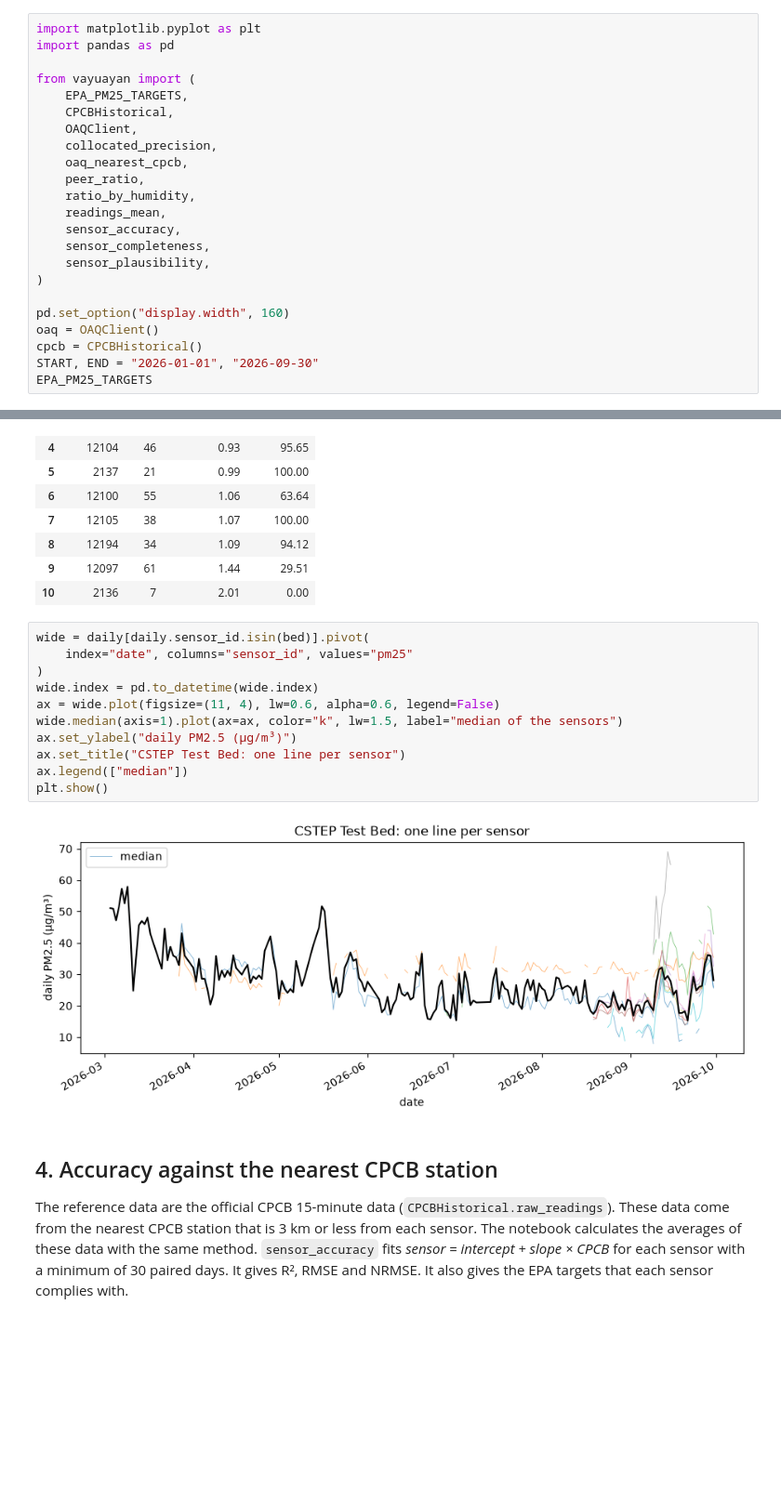
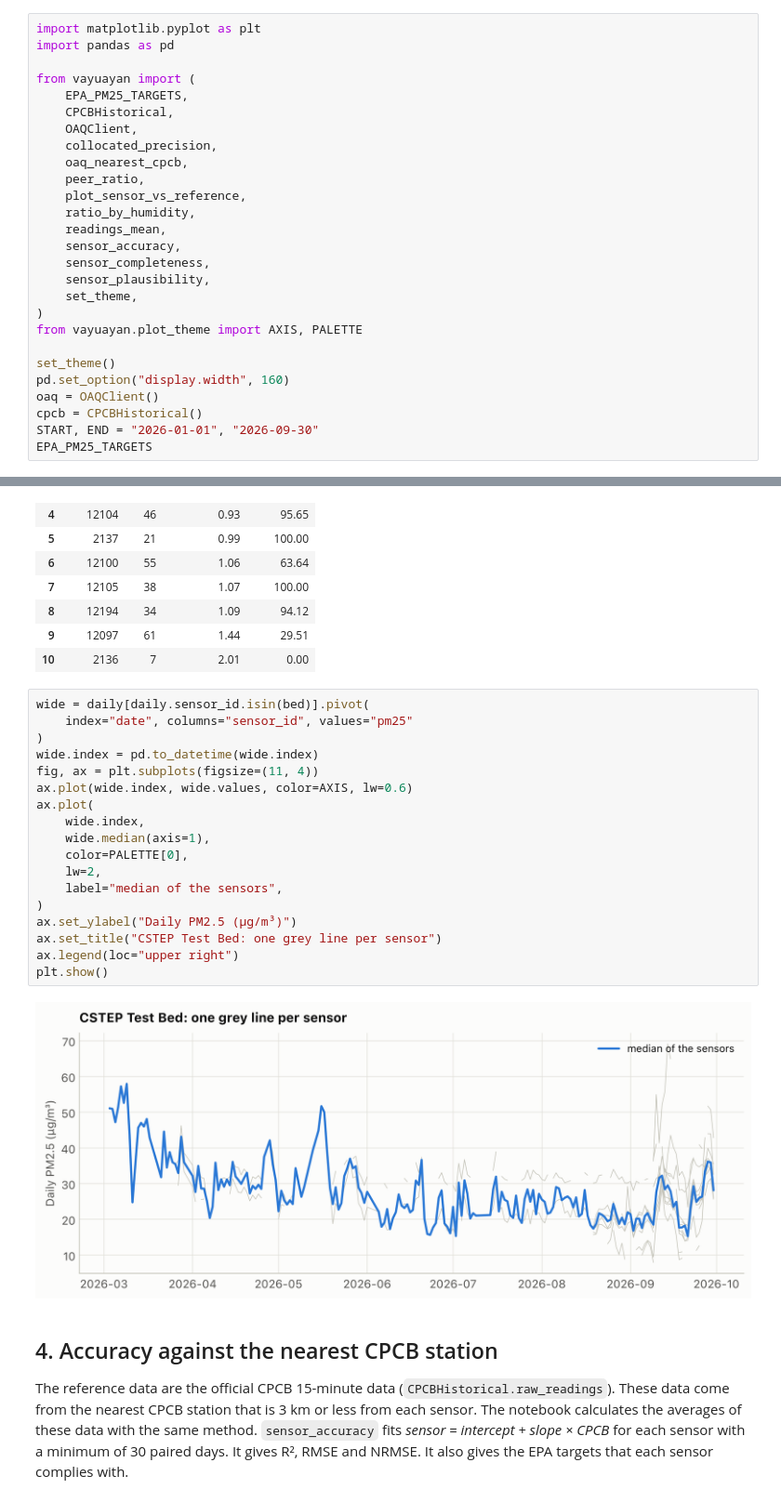
Before and after one commit to saketlab/vayuayan, a Jupyter notebook: python/docs/notebooks/06_oaq_sensor_quality.ipynb, the cells around one changed output, grey strips where cells are left out. Shown at 93% size. Cells and saved outputs as stored; diff of their text form; blank space fills up the shorter version.

```diff
--- a/python/docs/notebooks/06_oaq_sensor_quality.ipynb
+++ b/python/docs/notebooks/06_oaq_sensor_quality.ipynb
@@ -23,13 +23,17 @@ from vayuayan import (
     collocated_precision,
     oaq_nearest_cpcb,
     peer_ratio,
+    plot_sensor_vs_reference,
     ratio_by_humidity,
     readings_mean,
     sensor_accuracy,
     sensor_completeness,
     sensor_plausibility,
+    set_theme,
 )
+from vayuayan.plot_theme import AXIS, PALETTE
 
+set_theme()
 pd.set_option("display.width", 160)
 oaq = OAQClient()
 cpcb = CPCBHistorical()
@@ -192,16 +200,23 @@ peers.round(2)
 # %%
 wide = daily[daily.sensor_id.isin(bed)].pivot(
     index="date", columns="sensor_id", values="pm25"
 )
 wide.index = pd.to_datetime(wide.index)
-ax = wide.plot(figsize=(11, 4), lw=0.6, alpha=0.6, legend=False)
-wide.median(axis=1).plot(ax=ax, color="k", lw=1.5, label="median of the sensors")
-ax.set_ylabel("daily PM2.5 (µg/m³)")
-ax.set_title("CSTEP Test Bed: one line per sensor")
-ax.legend(["median"])
+fig, ax = plt.subplots(figsize=(11, 4))
+ax.plot(wide.index, wide.values, color=AXIS, lw=0.6)
+ax.plot(
+    wide.index,
+    wide.median(axis=1),
+    color=PALETTE[0],
+    lw=2,
+    label="median of the sensors",
+)
+ax.set_ylabel("Daily PM2.5 (µg/m³)")
+ax.set_title("CSTEP Test Bed: one grey line per sensor")
+ax.legend(loc="upper right")
 plt.show()
 # %% [output]
-[figure, old version]
+[figure, new version]
 # %% [markdown]
 ## 4. Accuracy against the nearest CPCB station
 
```
Also changed, not shown: parts of 5 cells of this notebook, 12 other files.
